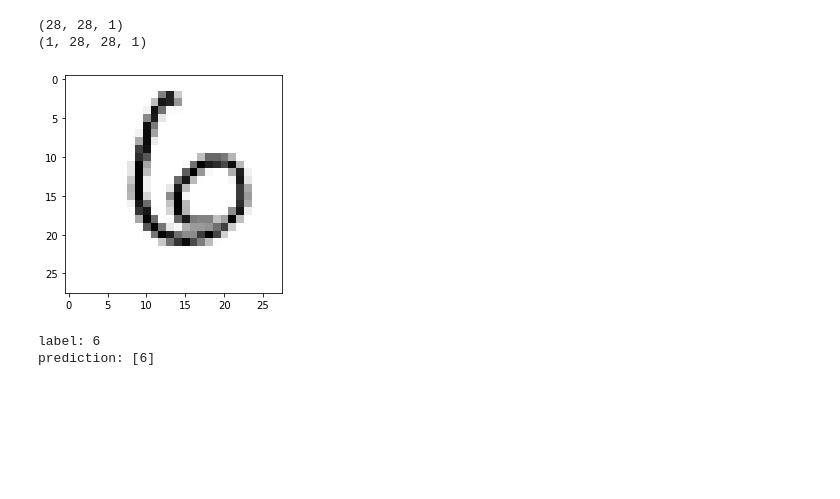
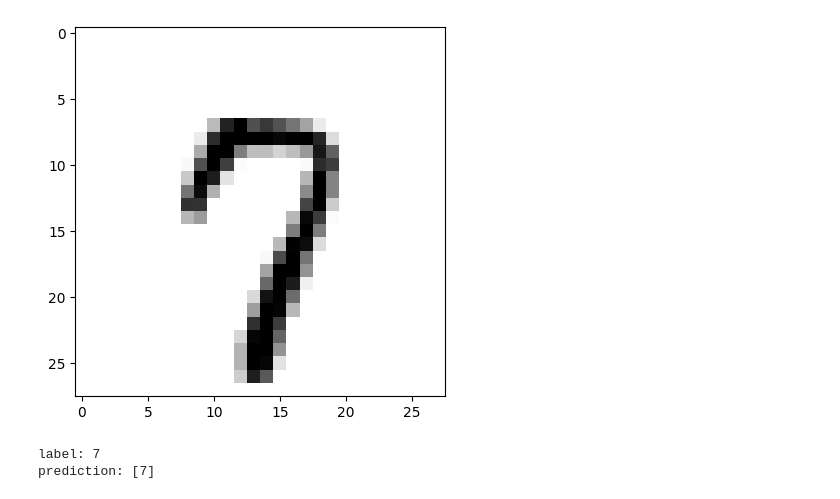
Before and after one commit to tigerrex9/Senior-Project, a Jupyter notebook: mnist_model.ipynb, the cells around one changed output. Saved outputs shown, nothing was run; the diff lists cells and outputs as text; code cells hidden in the pictures; blank space fills up the shorter version.

```diff
--- a/mnist_model.ipynb
+++ b/mnist_model.ipynb
@@ -109,7 +111,7 @@ Non-trainable params: 0
 _________________________________________________________________
 # %%
 batch_size = 256
-epochs = 20
+epochs = 5
 
 checkpoint = ModelCheckpoint(
     "best_model",
@@ -187,17 +186,11 @@ plot_confusion_matrix(y_test_class, y_pred_class, labels, plot_numbers = True, d
-# %%
-print(np.shape(x_test[1]))
-print(np.shape(np.expand_dims(x_test[1], axis=(0))))
-# %% [output]
-(28, 28, 1)
-(1, 28, 28, 1)
 # %%
-selection = 100
+selection = 1401
 result = np.argmax(model(np.expand_dims(x_test[selection], axis=(0))), axis=(1))
 plt.imshow(x_test[selection], cmap='gray_r')
 plt.show()
 print("label:", np.argmax(y_test[selection], axis=(0)))
 print("prediction:", result)
 # %% [output]
-[figure, old version]
+[figure, new version]
-label: 6
-prediction: [6]
+label: 7
+prediction: [7]
```
Also changed, not shown: parts of 13 cells of this notebook.
